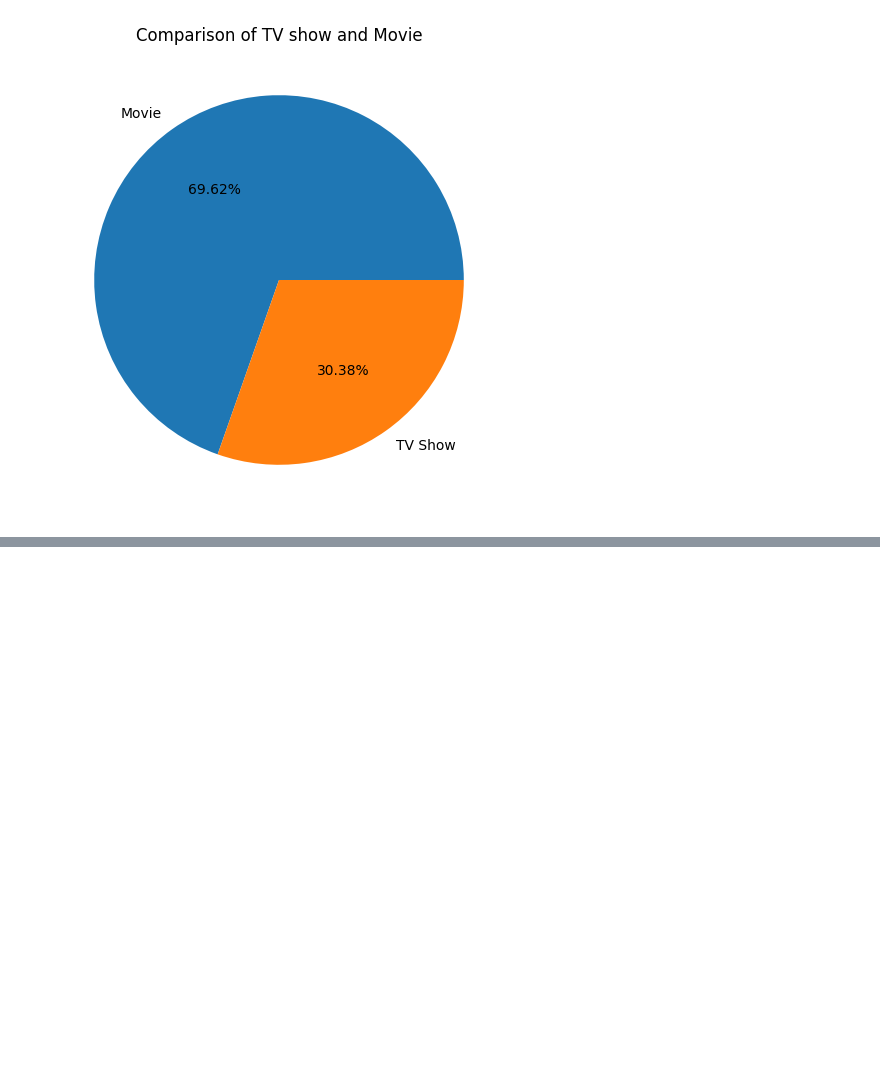
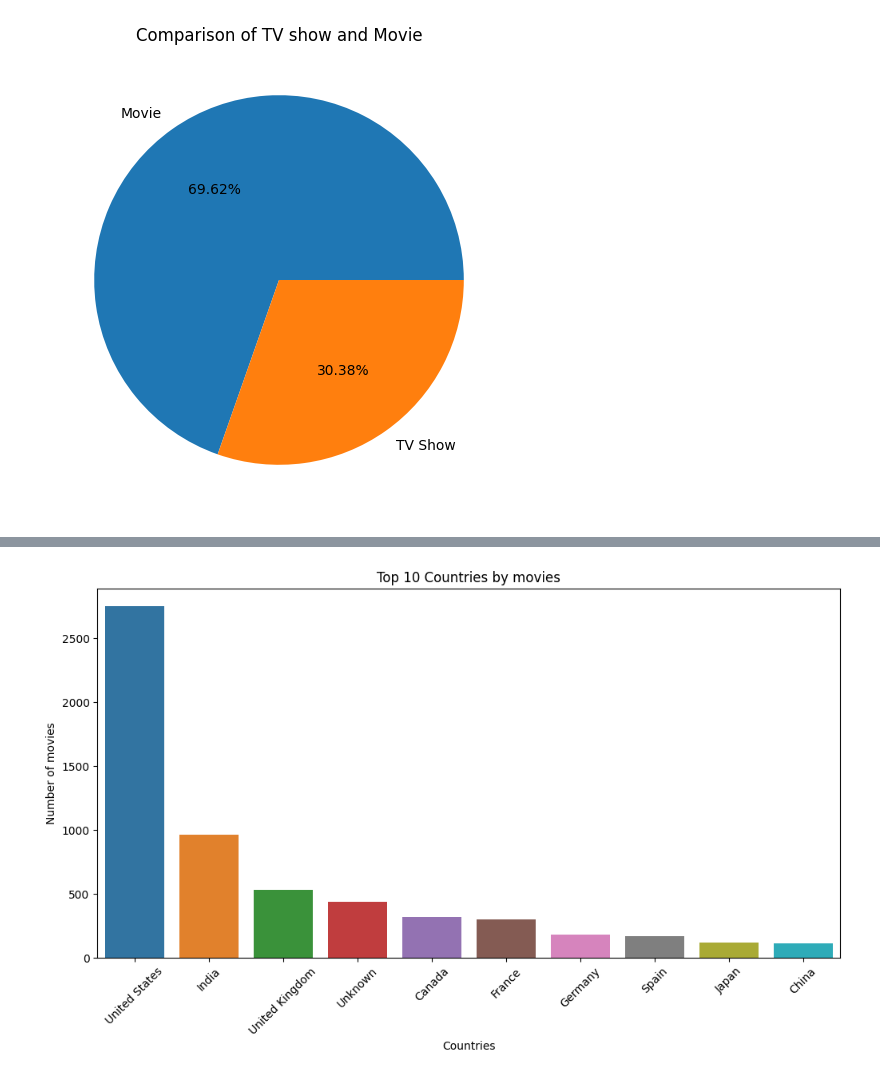
Before and after one commit to srieesh20/Business-Case-study, a Jupyter notebook: Netflix.ipynb, the cells around one changed output, grey strips where cells are left out. Cells and saved outputs as stored; diff of their text form; code cells hidden in the pictures; blank space fills up the shorter version.

```diff
--- a/Netflix.ipynb
+++ b/Netflix.ipynb
@@ -158,0 +161,5 @@ plt.show()
+# %%
+
+
+movies=df[df['type']=='Movie']
+movies
@@ -158,0 +186,4 @@ plt.show()
+# %%
+print("replacing nan values with unknown country and sorting the country with highest number of movie content")
+top_movies=movies.country.fillna('Unknown').apply(lambda x:str(x).split(', ')).explode().value_counts(ascending=False).head(10)
+top_movies
@@ -158,0 +204,10 @@ plt.show()
+# %%
+plt.figure(figsize=(12, 6))
+sns.barplot(x=top_movies.index,y=top_movies.values)
+plt.xlabel('Countries')
+plt.ylabel('Number of movies')
+plt.title('Top 10 Countries by movies')
+plt.xticks(rotation=45)
+plt.show()
+# %% [output]
+[figure, added]
```
Also changed, not shown: parts of 10 cells of this notebook.
